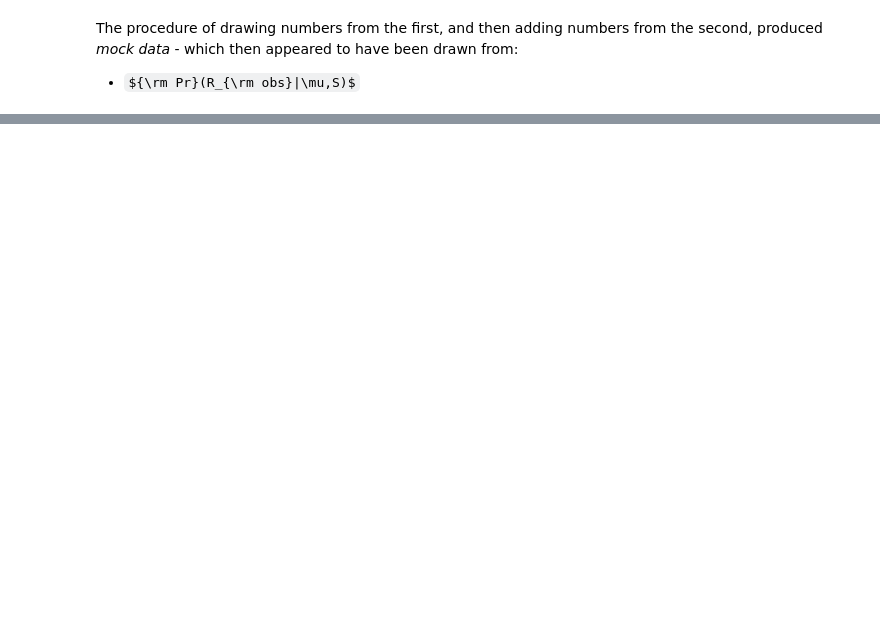
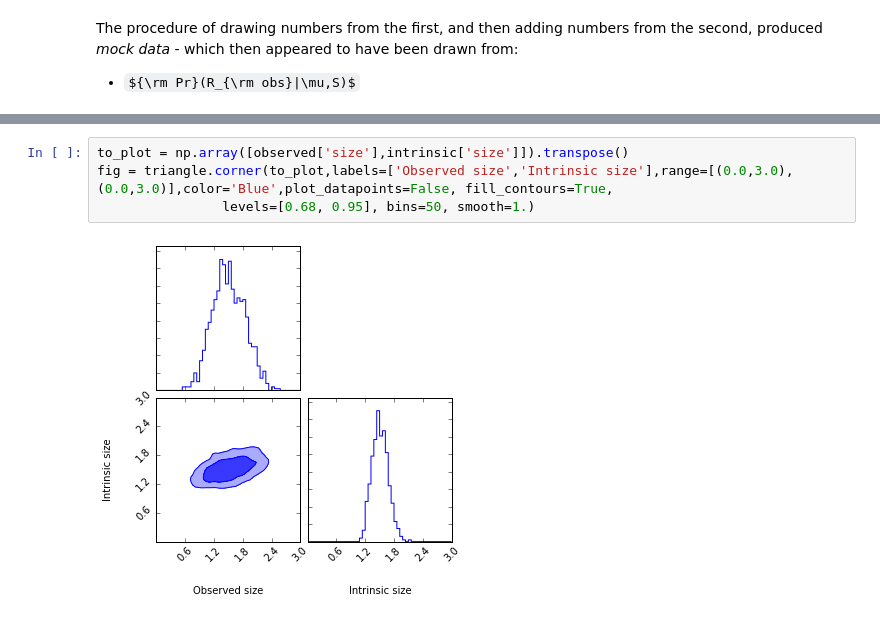
Before and after one commit to KIPAC/StatisticalMethods, a Jupyter notebook: examples/SDSScatalog/GalaxySizes.ipynb, the cells around one changed output, grey strips where cells are left out. Cells and saved outputs as stored; diff of their text form; some formulas as TeX source; blank space fills up the shorter version.

```diff
--- a/examples/SDSScatalog/GalaxySizes.ipynb
+++ b/examples/SDSScatalog/GalaxySizes.ipynb
@@ -134,0 +185,6 @@ The procedure of drawing numbers from the first, and then adding numbers from th
+# %%
+to_plot = np.array([observed['size'],intrinsic['size']]).transpose()
+fig = triangle.corner(to_plot,labels=['Observed size','Intrinsic size'],range=[(0.0,3.0),(0.0,3.0)],color='Blue',plot_datapoints=False, fill_contours=True,
+                levels=[0.68, 0.95], bins=50, smooth=1.)
+# %% [output]
+[figure, added]
```
Also changed, not shown: parts of 18 cells of this notebook, 3 other files.
